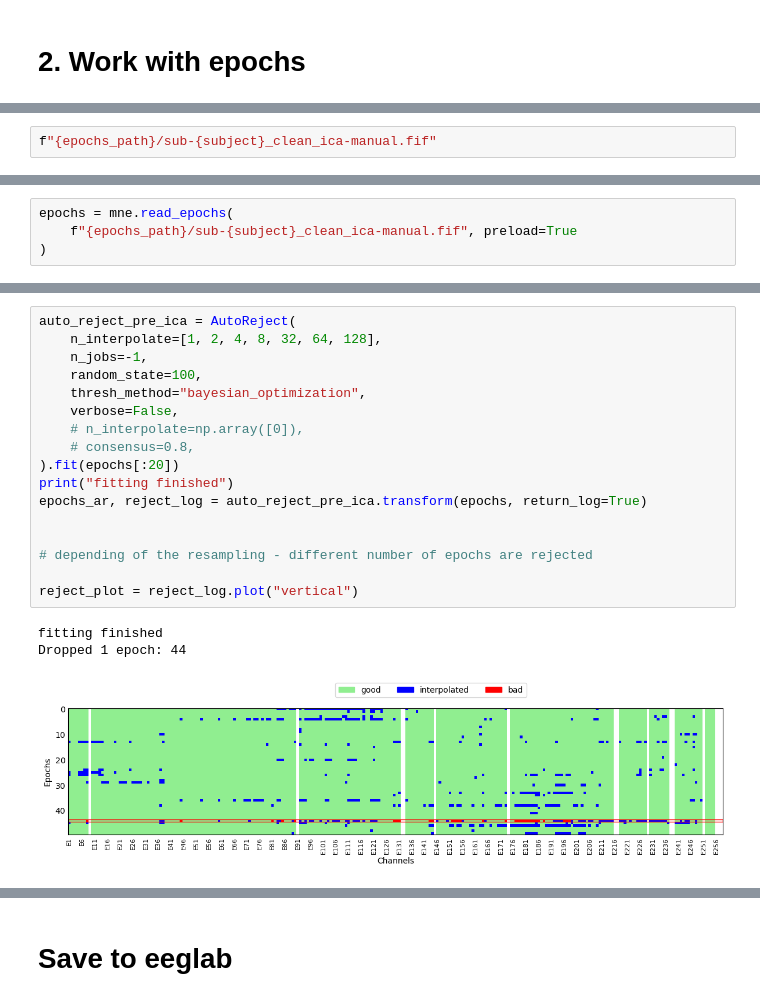
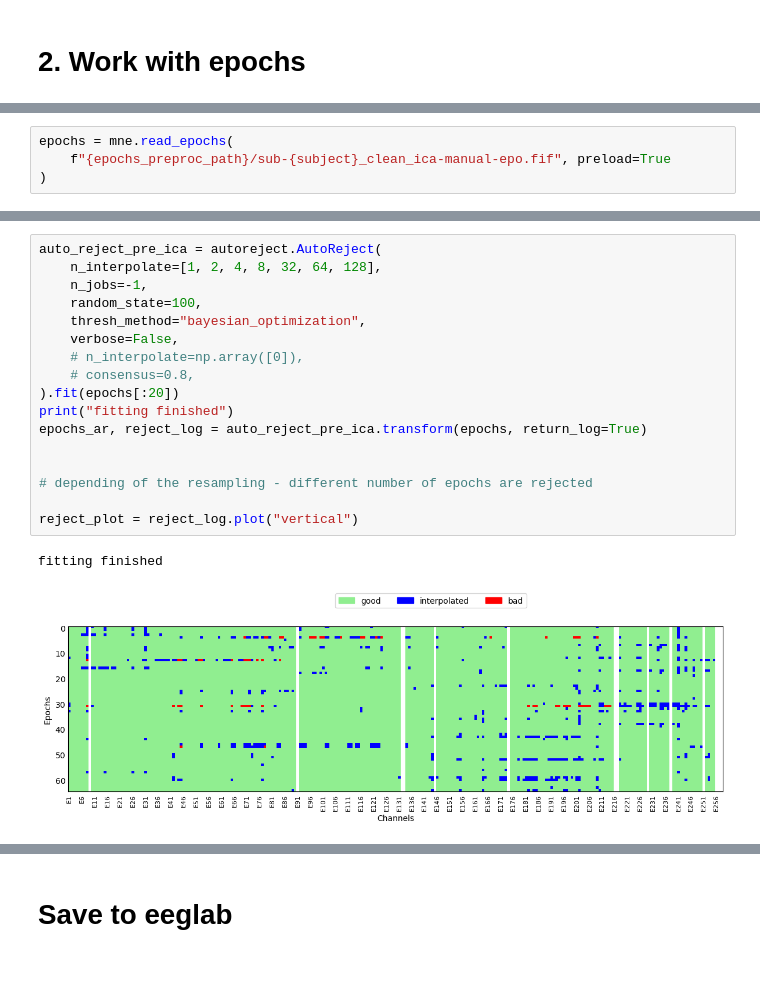
Before and after one commit to danieltomasz/psd-paths, a Jupyter notebook: notebooks/1-preprocessing/template-4-specparam.ipynb, the cells around one changed output, grey strips where cells are left out. Cells and saved outputs as stored; diff of their text form; blank space fills up the shorter version.

```diff
--- a/notebooks/1-preprocessing/template-4-specparam.ipynb
+++ b/notebooks/1-preprocessing/template-4-specparam.ipynb
@@ -169,3 +59,5 @@ def plot_epochs(epochs, stage="epochs", n_epochs=10, n_channels=10, fmax=100.0):
 # %%
-f"{epochs_path}/sub-{subject}_clean_ica-manual.fif"
+epochs = mne.read_epochs(
+    f"{epochs_preproc_path}/sub-{subject}_clean_ica-manual-epo.fif", preload=True
+)
 # %% [output]
@@ -173,4 +71,0 @@ f"{epochs_path}/sub-{subject}_clean_ica-manual.fif"
-# %%
-epochs = mne.read_epochs(
-    f"{epochs_path}/sub-{subject}_clean_ica-manual.fif", preload=True
-)
@@ -186,21 +72,20 @@ No baseline correction applied
 # %%
-auto_reject_pre_ica = AutoReject(
+auto_reject_pre_ica = autoreject.AutoReject(
     n_interpolate=[1, 2, 4, 8, 32, 64, 128],
     n_jobs=-1,
     random_state=100,
     thresh_method="bayesian_optimization",
     verbose=False,
     # n_interpolate=np.array([0]),
     # consensus=0.8,
 ).fit(epochs[:20])
 print("fitting finished")
 epochs_ar, reject_log = auto_reject_pre_ica.transform(epochs, return_log=True)
 
 
 # depending of the resampling - different number of epochs are rejected
 
 reject_plot = reject_log.plot("vertical")
 # %% [output]
 fitting finished
-Dropped 1 epoch: 44
-[figure, old version]
+[figure, new version]
```
Also changed, not shown: parts of 12 cells of this notebook, 12 other files.
